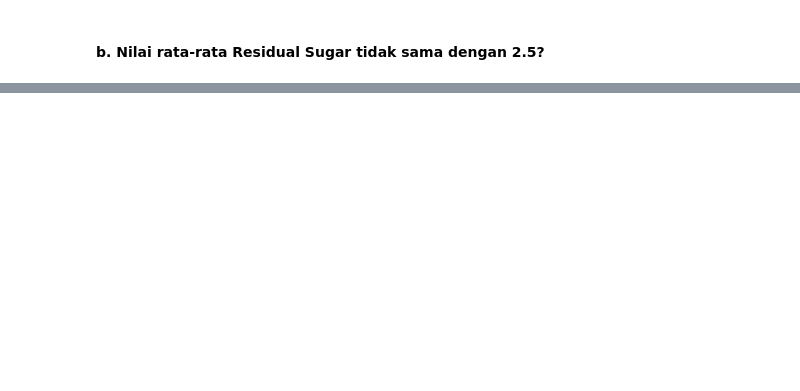
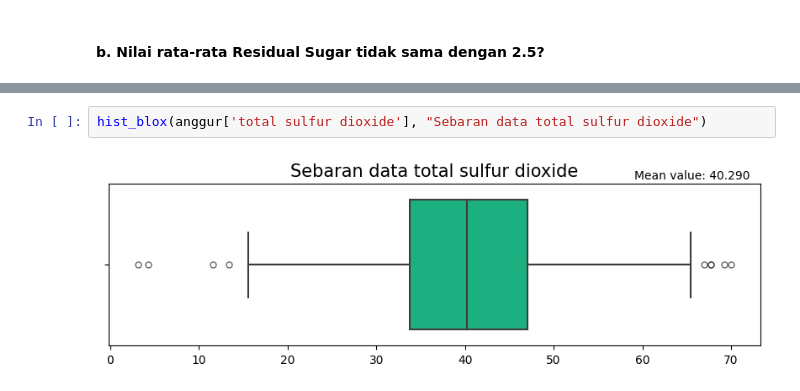
Before and after one commit to SaddamAnnais/K1-T1-IF2220-13521099, a Jupyter notebook: main.ipynb, the cells around one changed output, grey strips where cells are left out. Cells and saved outputs as stored; diff of their text form; blank space fills up the shorter version.

```diff
--- a/main.ipynb
+++ b/main.ipynb
@@ -506,0 +638,4 @@ Dengan demikian pernyataan rata-rata residual sugar tidak sama dengan 2.5 benar
+# %%
+hist_blox(anggur['total sulfur dioxide'], "Sebaran data total sulfur dioxide")
+# %% [output]
+[figure, added]
```
Also changed, not shown: parts of 27 cells of this notebook.
